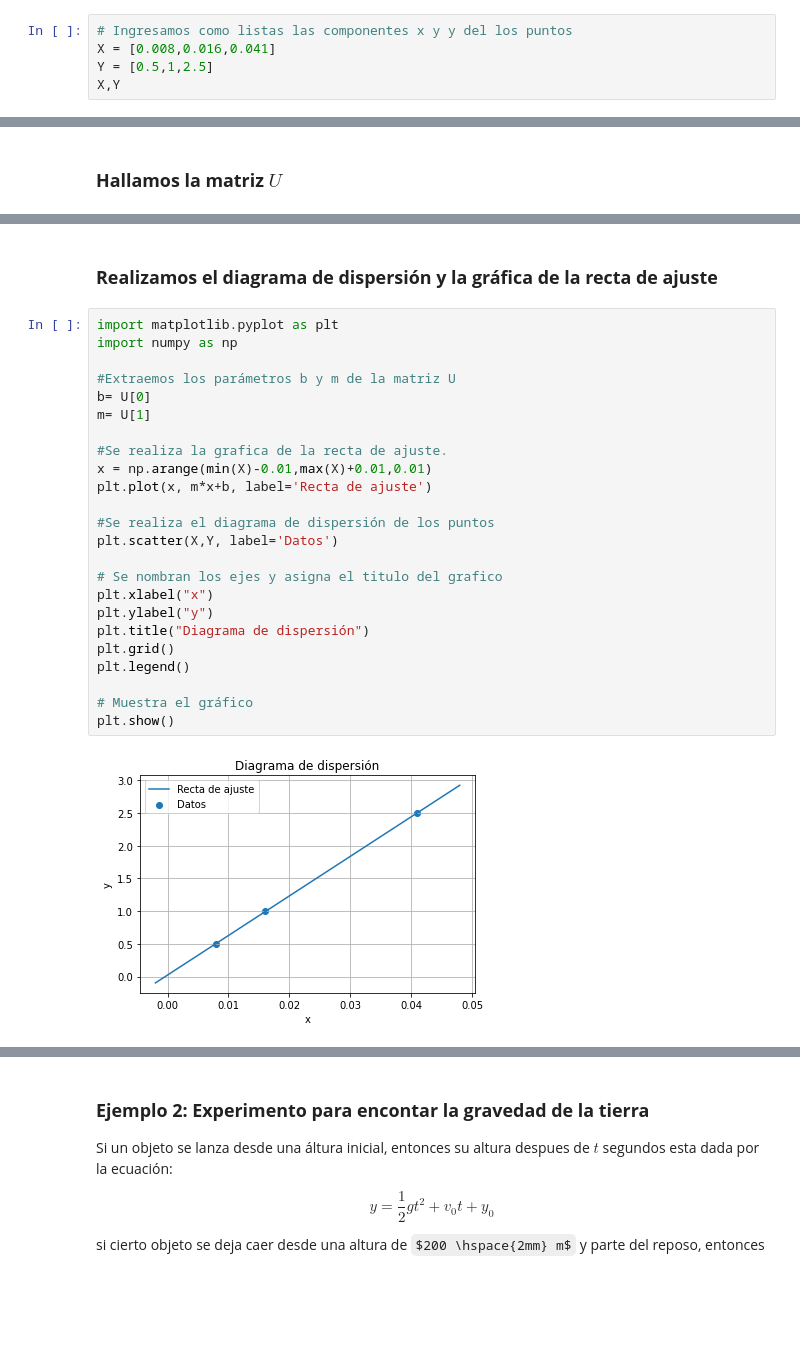
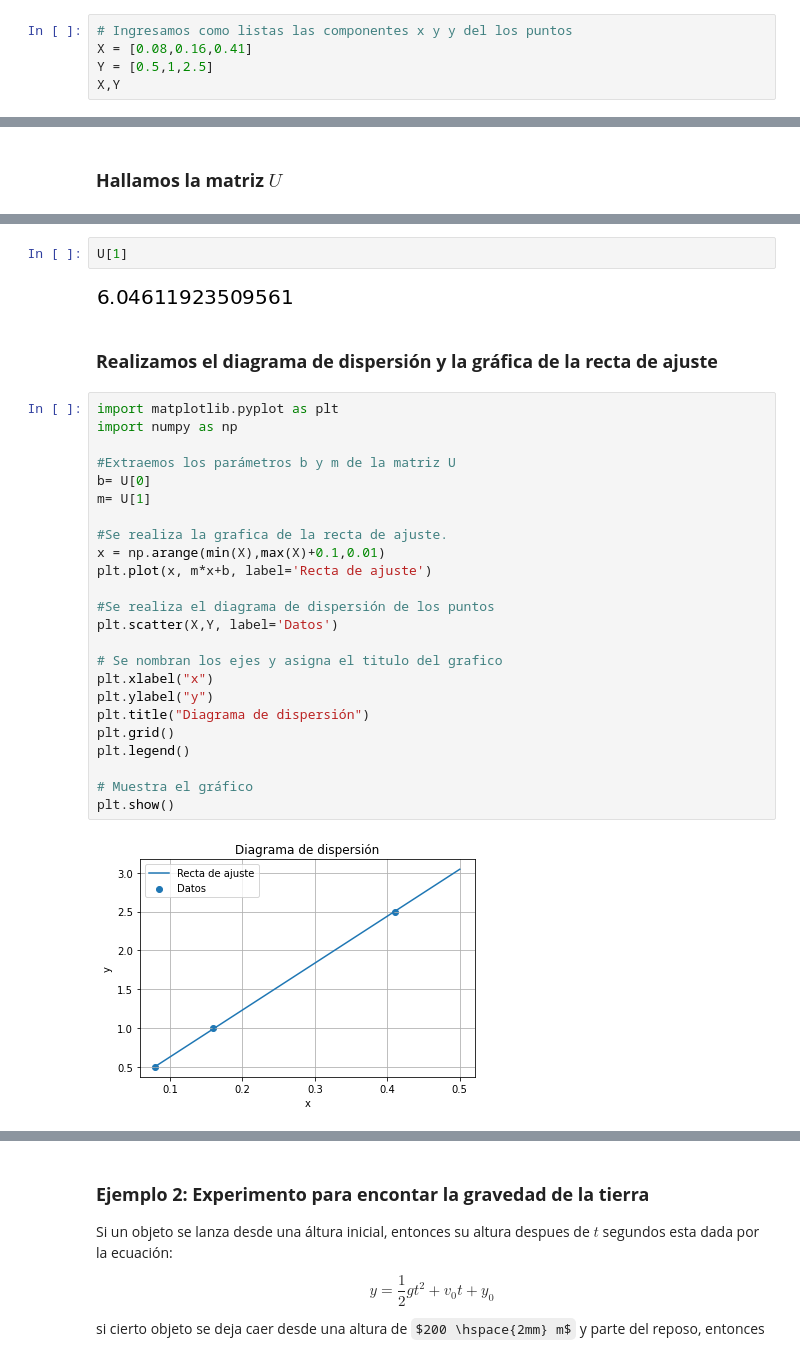
Before and after one commit to Santiago44mendez/ALGEBRA-LINEAL-CON-PYTHON, a Jupyter notebook: Álgebra_lineal_con_Python_Operaciones_con_matrices.ipynb, the cells around one changed output, grey strips where cells are left out. Saved outputs shown, nothing was run; the diff lists cells and outputs as text; some formulas as TeX source; blank space fills up the shorter version.

```diff
--- a/Álgebra_lineal_con_Python_Operaciones_con_matrices.ipynb
+++ b/Álgebra_lineal_con_Python_Operaciones_con_matrices.ipynb
@@ -1598,7 +1596,7 @@ Usa el simulador del siguiente enlace [simulación sistema masa-resorte](https:/
 ###  **Ingresamos los datos**
 # %%
 # Ingresamos como listas las componentes x y y del los puntos
-X = [0.008,0.016,0.041]
+X = [0.08,0.16,0.41]
 Y = [0.5,1,2.5]
 X,Y
 # %% [output]
@@ -1629,31 +1627,35 @@ $\displaystyle \left[\begin{matrix}0.023340832395951\\60.4611923509562\end{matri
+# %%
+U[1]
+# %% [output]
+[figure, added]
 # %% [markdown]
 ###  **Realizamos el diagrama de dispersión y la gráfica de la recta de ajuste**
 # %%
 import matplotlib.pyplot as plt
 import numpy as np
 
 #Extraemos los parámetros b y m de la matriz U
 b= U[0]
 m= U[1]
 
 #Se realiza la grafica de la recta de ajuste.
-x = np.arange(min(X)-0.01,max(X)+0.01,0.01)
+x = np.arange(min(X),max(X)+0.1,0.01)
 plt.plot(x, m*x+b, label='Recta de ajuste')
 
 #Se realiza el diagrama de dispersión de los puntos
 plt.scatter(X,Y, label='Datos')
 
 # Se nombran los ejes y asigna el titulo del grafico
 plt.xlabel("x")
 plt.ylabel("y")
 plt.title("Diagrama de dispersión")
 plt.grid()
 plt.legend()
 
 # Muestra el gráfico
 plt.show()
 # %% [output]
-[figure, old version]
+[figure, new version]
 # %% [markdown]
 # **Aproximación cuadrática**
 
```
Also changed, not shown: parts of 5 cells of this notebook.
